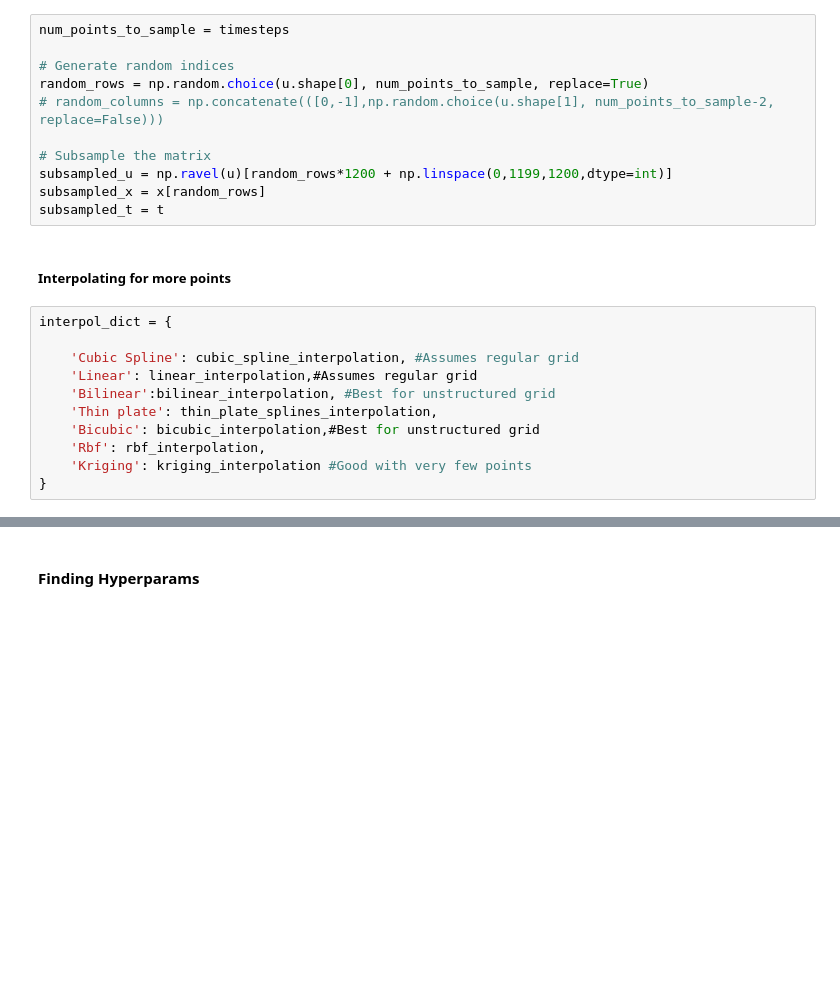
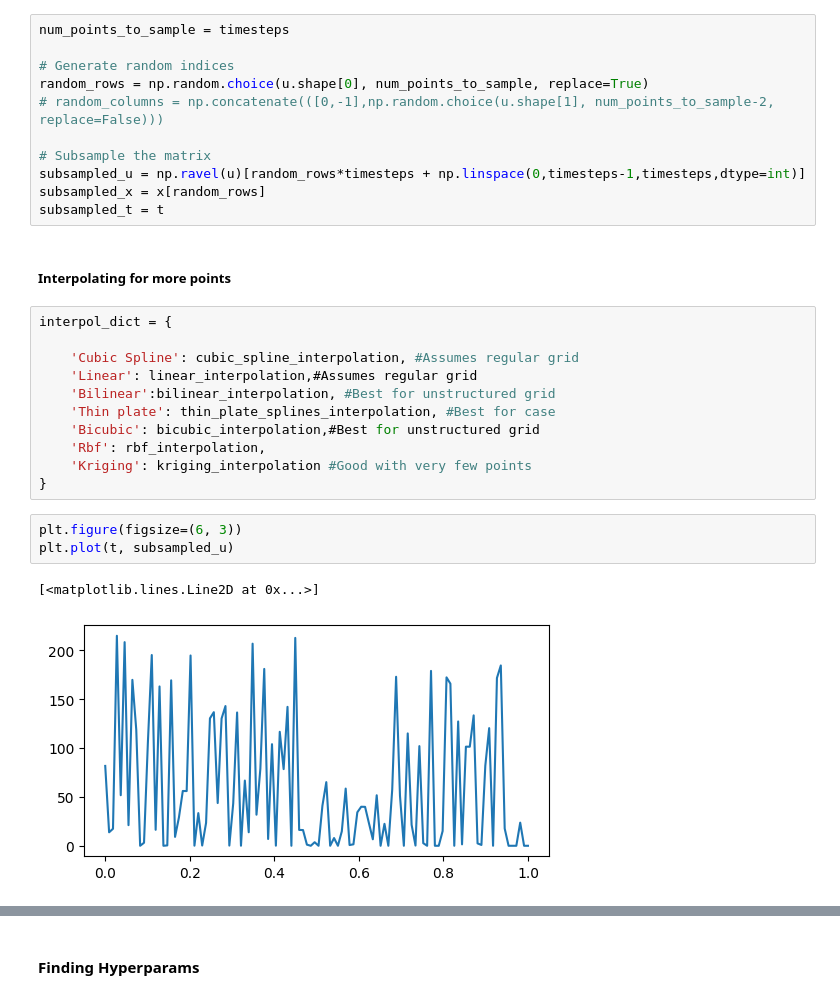
Before and after one commit to brunoCCOS/bs-find-with-sindy, a Jupyter notebook: src/SINDy_precificacao_derivativos_sinteticos.ipynb, the cells around one changed output, grey strips where cells are left out. Cells and saved outputs as stored; diff of their text form; blank space fills up the shorter version.

```diff
--- a/src/SINDy_precificacao_derivativos_sinteticos.ipynb
+++ b/src/SINDy_precificacao_derivativos_sinteticos.ipynb
@@ -362,7 +362,7 @@ random_rows = np.random.choice(u.shape[0], num_points_to_sample, replace=True)
 # random_columns = np.concatenate(([0,-1],np.random.choice(u.shape[1], num_points_to_sample-2, replace=False)))
 
 # Subsample the matrix
-subsampled_u = np.ravel(u)[random_rows*1200 + np.linspace(0,1199,1200,dtype=int)]
+subsampled_u = np.ravel(u)[random_rows*timesteps + np.linspace(0,timesteps-1,timesteps,dtype=int)]
 subsampled_x = x[random_rows]
 subsampled_t = t
 # %% [markdown]
@@ -373,9 +373,15 @@ interpol_dict = {
     'Cubic Spline': cubic_spline_interpolation, #Assumes regular grid
     'Linear': linear_interpolation,#Assumes regular grid
     'Bilinear':bilinear_interpolation, #Best for unstructured grid
-    'Thin plate': thin_plate_splines_interpolation,
+    'Thin plate': thin_plate_splines_interpolation, #Best for case
     'Bicubic': bicubic_interpolation,#Best for unstructured grid
     'Rbf': rbf_interpolation,
     'Kriging': kriging_interpolation #Good with very few points
 }
+# %%
+plt.figure(figsize=(6, 3))
+plt.plot(t, subsampled_u)
+# %% [output]
+[<matplotlib.lines.Line2D at 0x...>]
+[figure, added]
 # %%
```
Also changed, not shown: parts of 8 cells of this notebook.
